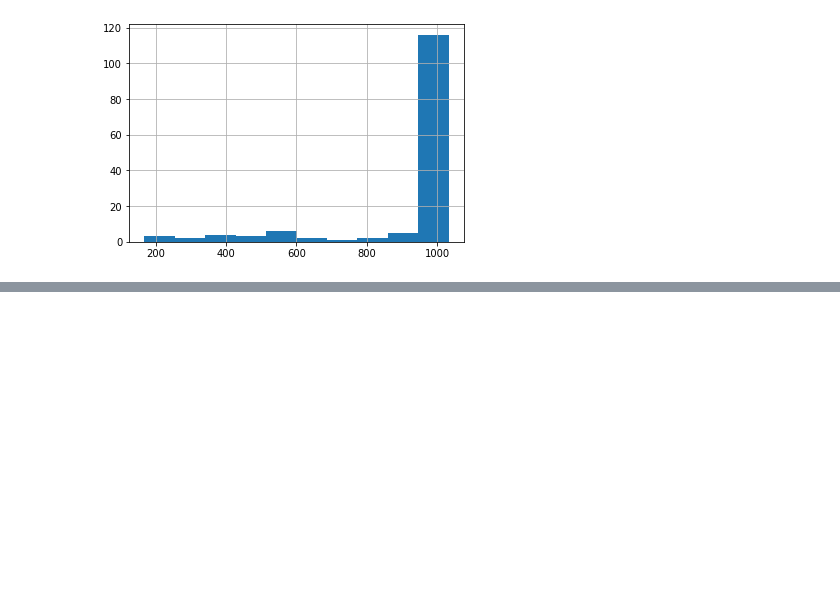
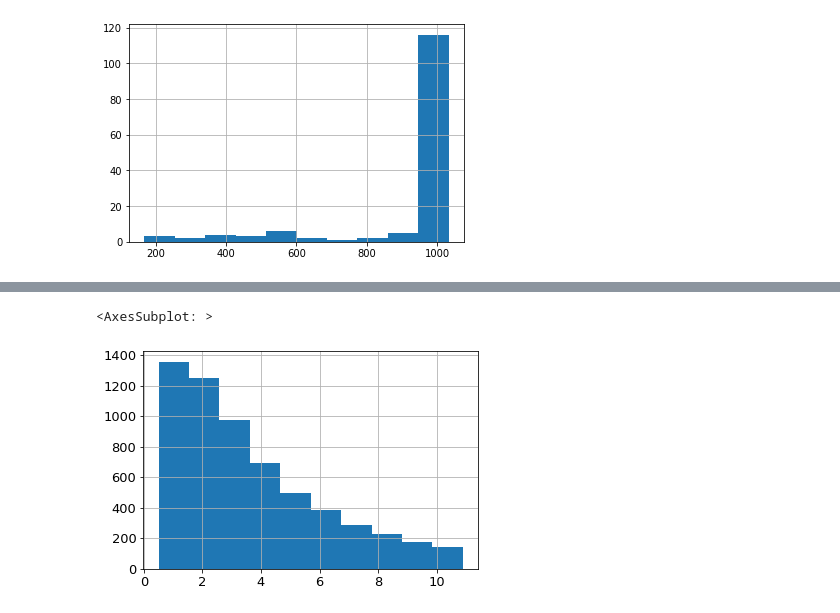
Before and after one commit to dinhgiangltk/analysis-projects, a Jupyter notebook: product_cannibalization/case_product_promotion.ipynb, the cells around one changed output, grey strips where cells are left out. Drawn from its saved outputs; the diff is of its cells as text; code cells hidden in the pictures; blank space fills up the shorter version.

```diff
--- a/product_cannibalization/case_product_promotion.ipynb
+++ b/product_cannibalization/case_product_promotion.ipynb
@@ -605,0 +170,6 @@ Warning: When  cdn_resources is 'local' jupyter notebook has issues displaying g
+# %%
+# pivot the actual revenue
+df_sales_pivot = df_sales[df_sales["product_id"].isin(product_list)].pivot(index=["store_id","date"], columns="product_id", values="revenue")
+df_sales_pivot.fillna(0, inplace=True)
+df_sales_pivot = df_sales_pivot.merge(df_sales_daily, left_index=True, right_index=True)
+df_sales_pivot.head()
@@ -605,0 +199,14 @@ Warning: When  cdn_resources is 'local' jupyter notebook has issues displaying g
+# %%
+# pivot the trend component
+df_trend_pivot = pd.DataFrame(index=df_sales_pivot.index)
+
+# Season-Trend decomposition using LOESS
+for product_A in tqdm(product_list):
+    trend = df_sales_pivot.groupby(level=0)[product_A].transform(lambda series: decompose_signal(series, period_in_days=period_in_days)['trend'])
+    df_trend_pivot = pd.concat([df_trend_pivot, trend], axis=1)
+
+df_trend_pivot.head()
+# %%
+# create the heartbeat flag table
+df_heartbeat_flag = df_trend_pivot > minimum_heartbeat
+df_heartbeat_flag.head()
@@ -605,0 +222,10 @@ Warning: When  cdn_resources is 'local' jupyter notebook has issues displaying g
+# %%
+# pivot the residual component
+df_residual_pivot = pd.DataFrame(index=df_sales_pivot.index)
+
+# Season-Trend decomposition using LOESS
+for product_A in tqdm(product_list):
+    residual = df_sales_pivot.groupby(level=0)[product_A].transform(lambda series: decompose_signal(series, period_in_days=period_in_days)['residual'])
+    df_residual_pivot = pd.concat([df_residual_pivot, residual], axis=1)
+
+df_residual_pivot.head()
@@ -605,0 +450,7 @@ Warning: When  cdn_resources is 'local' jupyter notebook has issues displaying g
+# %%
+# victims revenue after the cannibal's promotion must return to increase
+# in the following histogram, in the most of cannibalization cases, the victim's revenue increase volumne is arround 1 and 2
+df_CI_analysis.diff_in_units_from_promo_to_pos_promo.abs().sort_values().head(6000).hist()
+# %% [output]
+<AxesSubplot: >
+[figure, added]
```
Also changed, not shown: parts of 55 cells of this notebook, 2 other files.
